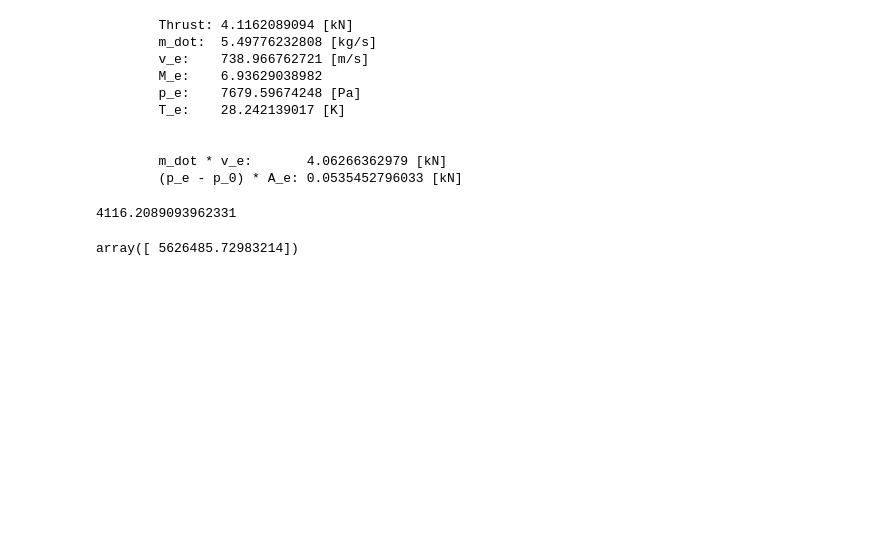
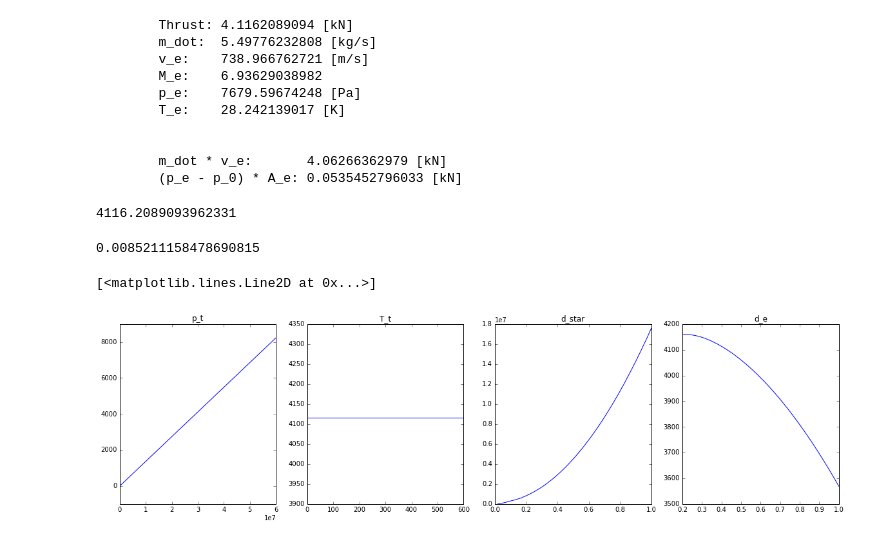
Before and after one commit to morloy/aero_propulsion, a Jupyter notebook: Thrust.ipynb, the cells around one changed output. Saved outputs shown, nothing was run; the diff lists cells and outputs as text; code cells hidden in the pictures; blank space fills up the shorter version.

Commit message:
plots

```diff
--- a/Thrust.ipynb
+++ b/Thrust.ipynb
@@ -61,6 +64,35 @@ computeThrust(p_t, T_t, d_star, d_e, True)
         (p_e - p_0) * A_e: 0.0535452796033 [kN]
 4116.2089093962331
 # %%
-fsolve(lambda x: computeThrust(p_t, T_t, d_star, d_e)-3000., 10., )
+# compute d_star at 3 kN
+fsolve(lambda x: computeThrust(p_t, T_t, x, d_e)-3000., 10., )[0]
 # %% [output]
-array([ 5626485.72983214])
+0.0085211158478690815
+# %%
+# Thrust vs [ p_t, T_t, d_star, d_e ]
+
+# Actual value in center of the x-axis
+
+plt.rcParams['figure.figsize'] = (20, 5)
+thrust = np.vectorize(computeThrust)
+
+f, ax = plt.subplots(1,4)
+
+p = np.linspace(1,2.*p_t,100)
+ax[0].set_title('p_t')
+ax[0].plot(p, thrust(p, T_t, d_star, d_e))
+
+T = np.linspace(1,2.*T_t,100)
+ax[1].set_title('T_t')
+ax[1].plot(T, thrust(p_t, T, d_star, d_e))
+
+d = np.linspace(1,2.*d_star,100)
+ax[2].set_title('d_star')
+ax[2].plot(d, thrust(p_t, T_t, d, d_e))
+
+d = np.linspace(1,2.*d_e,100)
+ax[3].set_title('d_e')
+ax[3].plot(d, thrust(p_t, T_t, d_star, d))
+# %% [output]
+[<matplotlib.lines.Line2D at 0x...>]
+[figure, added]
```
Also changed, not shown: parts of 1 cell of this notebook.
